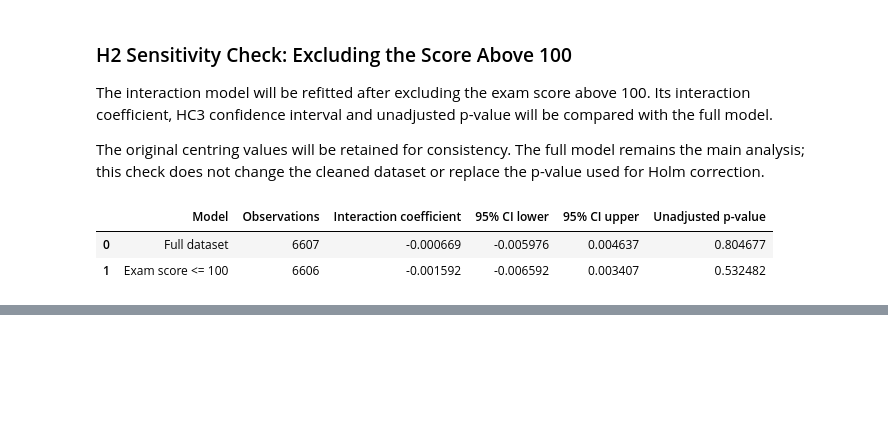
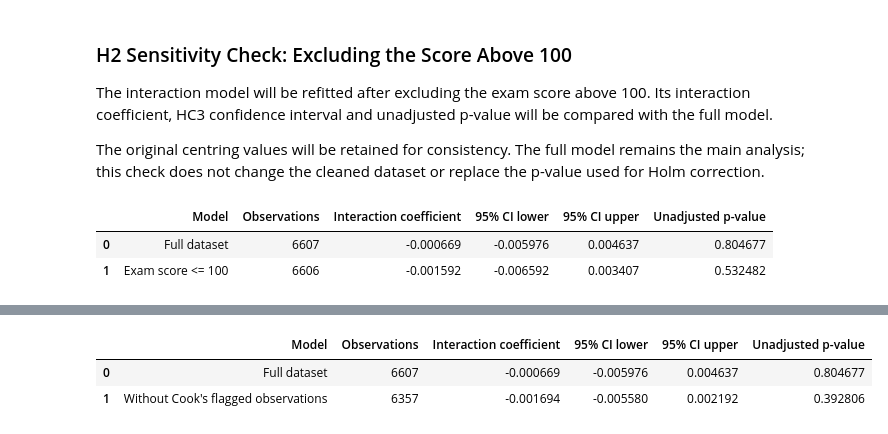
Before and after one commit to LieneRubule/student-performance-analysis, a Jupyter notebook: jupyter_notebooks/Student_Performance_Hypothesis_Testing.ipynb, the cells around one changed output, grey strips where cells are left out. Cells and saved outputs as stored; diff of their text form; code cells hidden in the pictures; blank space fills up the shorter version.

Commit message:
Clarify H2 influence flags and assess sensitivity to their exclusion

```diff
--- a/jupyter_notebooks/Student_Performance_Hypothesis_Testing.ipynb
+++ b/jupyter_notebooks/Student_Performance_Hypothesis_Testing.ipynb
@@ -1428,0 +1459,42 @@ p-value will be used for the Holm correction.
+# %%
+# Created with assistance from ChatGPT.
+# Source:
+# https://www.statsmodels.org/stable/generated/statsmodels.regression.linear_model.OLS.fit.html
+
+# Select observations not flagged by the original H2 influence check.
+h2_unflagged_indices = h2_influence_table.index[
+    ~h2_influence_table["Flagged"]
+]
+
+# Keep the original centred columns and leave h2_data unchanged.
+h2_data_unflagged = h2_data.loc[h2_unflagged_indices].copy()
+
+h2_model_unflagged = smf.ols(
+    formula="Exam_Score ~ Tutoring_Centred * Previous_Centred",
+    data=h2_data_unflagged
+).fit(cov_type="HC3")
+
+# Compare the interaction term in the full and sensitivity models.
+h2_influence_rows = []
+
+for label, model in [
+    ("Full dataset", h2_model),
+    ("Without Cook's flagged observations", h2_model_unflagged)
+]:
+    interaction_ci = model.conf_int().loc[h2_interaction_term]
+
+    h2_influence_rows.append({
+        "Model": label,
+        "Observations": int(model.nobs),
+        "Interaction coefficient": model.params[h2_interaction_term],
+        "95% CI lower": interaction_ci.iloc[0],
+        "95% CI upper": interaction_ci.iloc[1],
+        "Unadjusted p-value": model.pvalues[h2_interaction_term]
+    })
+
+h2_influence_comparison = pd.DataFrame(h2_influence_rows)
+display(h2_influence_comparison.round(6))
+# %% [output]
+|  | Model | Observations | Interaction coefficient | 95% CI lower | 95% CI upper | Unadjusted p-value |
+| 0 | Full dataset | 6607 | -0.000669 | -0.005976 | 0.004637 | 0.804677 |
+| 1 | Without Cook's flagged observations | 6357 | -0.001694 | -0.005580 | 0.002192 | 0.392806 |
```
Also changed, not shown: parts of 3 cells of this notebook.
